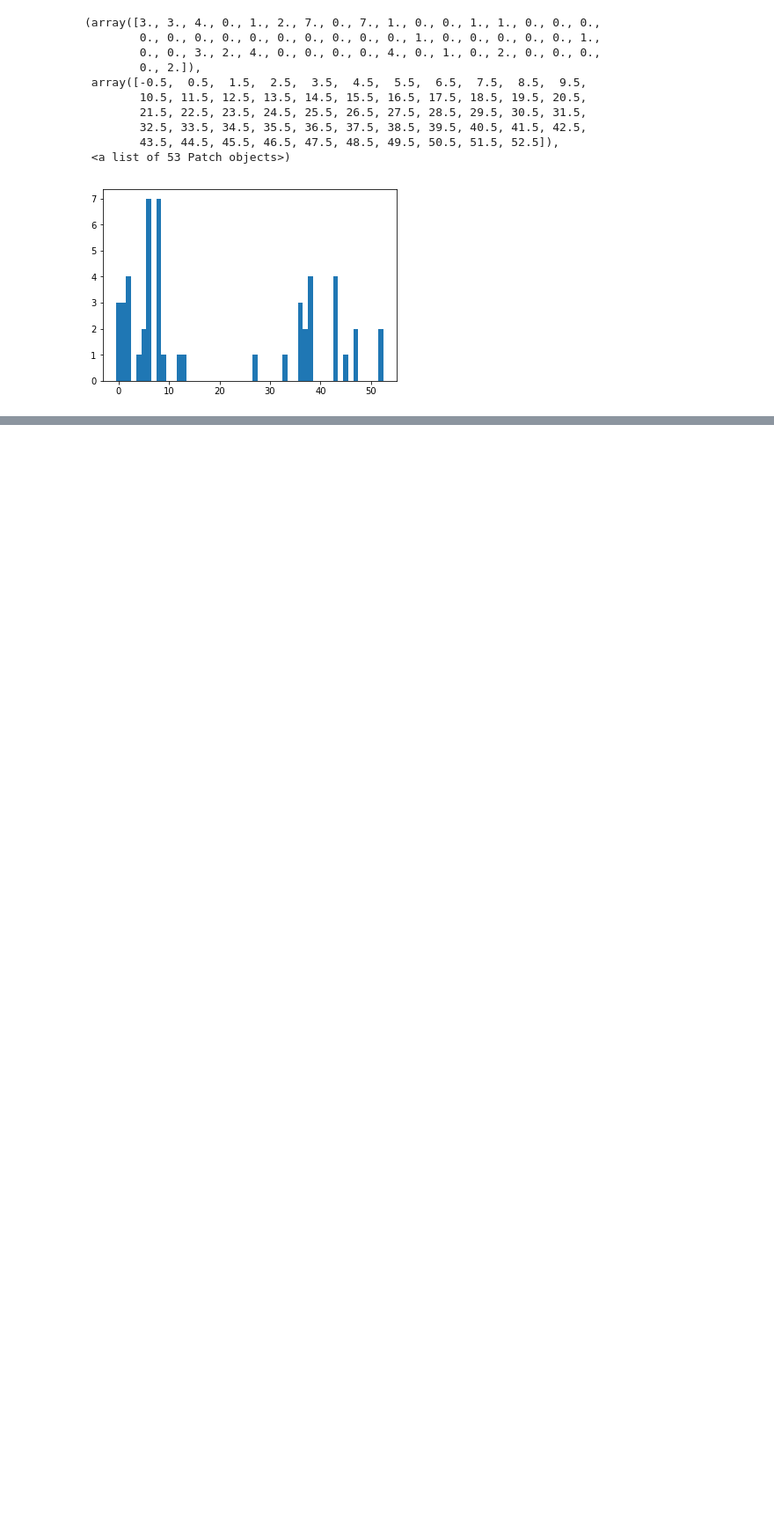
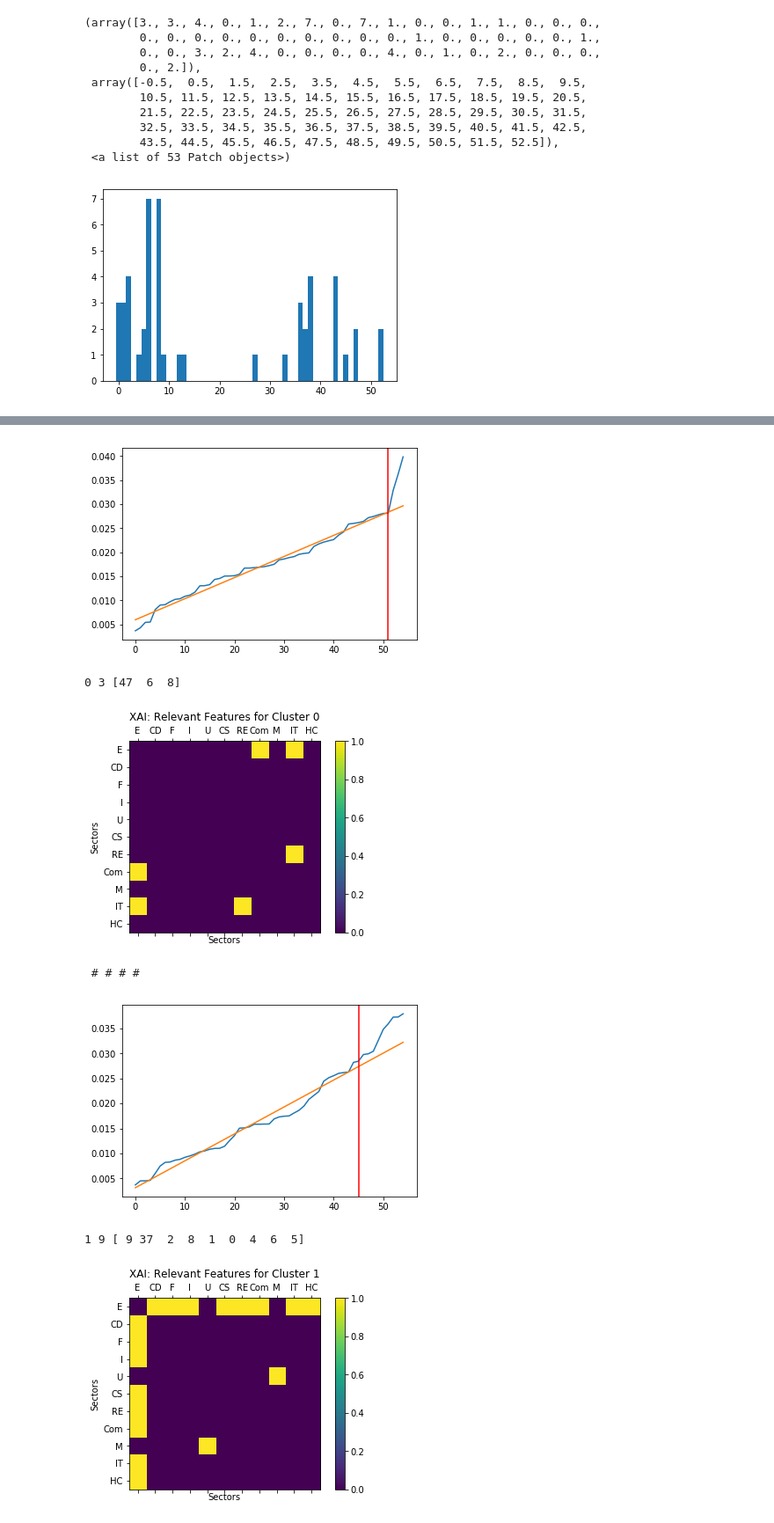
Before and after one commit to TobiasW1891/Finance, a Jupyter notebook: Hierarchichal Clustering Sector Data.ipynb, the cells around one changed output, grey strips where cells are left out. Shown at 88% size. Drawn from its saved outputs; the diff is of its cells as text; code cells hidden in the pictures; blank space fills up the shorter version.

```diff
--- a/Hierarchichal Clustering Sector Data.ipynb
+++ b/Hierarchichal Clustering Sector Data.ipynb
@@ -1071,0 +1053,23 @@ plot_matrix(ReverseDiag(RelevancePlot,
+# %%
+# and plots for each Cluster
+for j in range(nKM):
+    #DetectElbow(XAI[LabelNaiveOrdered==j,:].mean(0), 0, 50, 100, True)
+    DE = DetectElbow(XAI[LabelNaiveOrdered==j,:].mean(0), 0, 50, 100, True)
+    print(j, DE[0], DE[1] )
+
+    relIndex = np.zeros(55)
+    relIndex[DE[1]] = 1.
+    plot_matrix(ReverseDiag(relIndex,
+                       ZERO = True),
+            title = "XAI: Relevant Features for Cluster "+str(j),
+           labels = Names)
+
+    print(" # # # # ")
+# %% [output]
+[figure]
+0 3 [47  6  8]
+[figure, new version]
+ # # # #
+[figure, new version]
+1 9 [ 9 37  2  8  1  0  4  6  5]
+[figure, new version]
```
Also changed, not shown: parts of 21 cells of this notebook.
